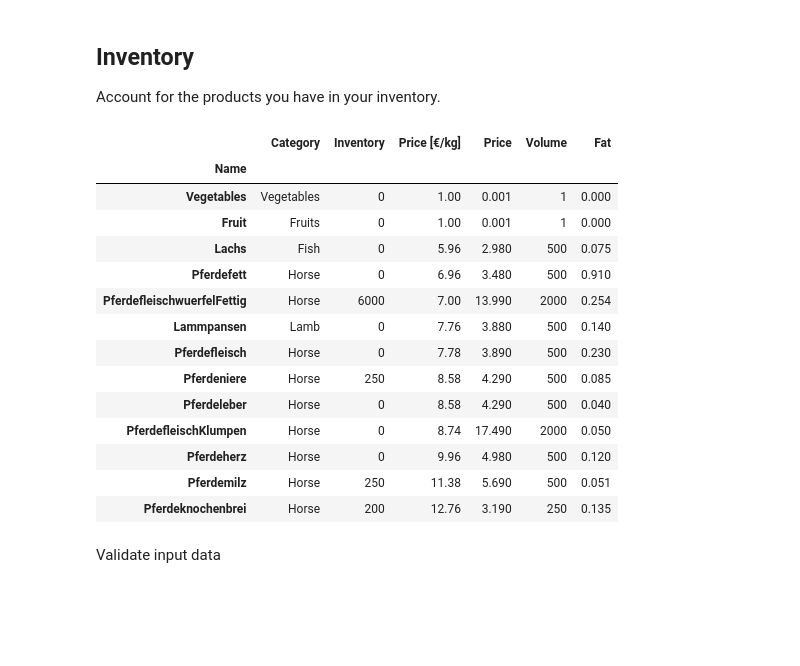
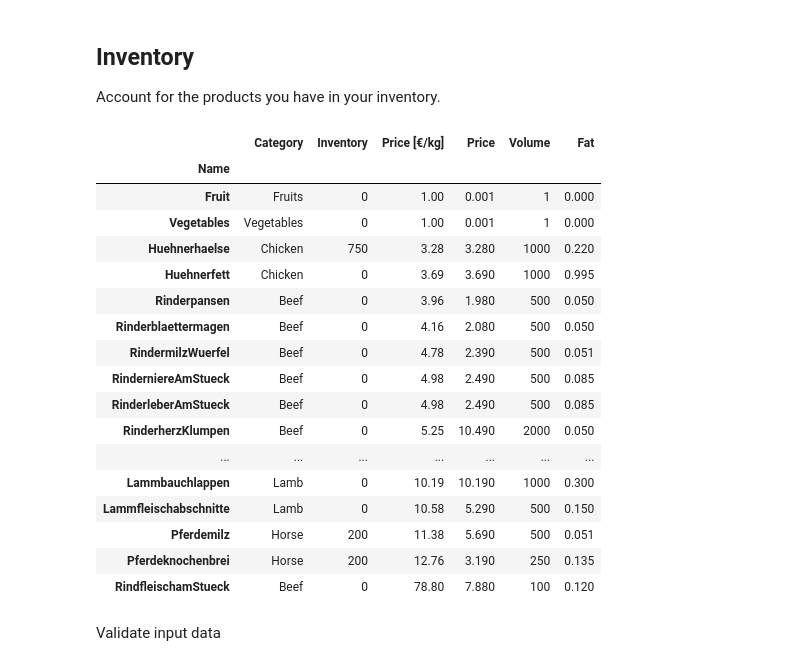
Before and after one commit to justine18/BARF, a Jupyter notebook: BARF.ipynb, the cells around one changed output. Saved outputs shown, nothing was run; the diff lists cells and outputs as text; code cells hidden in the pictures; blank space fills up the shorter version.

```diff
--- a/BARF.ipynb
+++ b/BARF.ipynb
@@ -76,10 +76,11 @@ The vegtable share is ideally composed as:
 - 25% fruits
 # %%
 component_share = pd.DataFrame([
-    ['Muscle', 0.5],
+    ['Muscle', 0.45],
     ['Intestinals', 0.15],
-    ['Pansen', 0.2],
-    ['RFK', 0.15],
+    ['Pansen', 0.2 / 2],
+    ['Blättermagen', 0.2 / 2],
+    ['RFK', 0.2],
     ['Vegetable', 0.75],
     ['Fruit', 0.25]
 ], columns=['Component', 'Share']).set_index('Component')
@@ -206,28 +208,41 @@ df, content_components_df, intest_components_df = bc.process_products(products,
 ## Inventory
 Account for the products you have in your inventory.
 # %%
-bc.add_inventory(df, 'PferdefleischwuerfelFettig', 3*2000)
+# bc.add_inventory(df, 'PferdefleischwuerfelFettig', 3 * 2000)
+bc.add_inventory(df, 'Rinderfett', 300)
 bc.add_inventory(df, 'Pferdeknochenbrei', 200)
-bc.add_inventory(df, 'Pferdemilz', 250)
-bc.add_inventory(df, 'Pferdeniere', 250)
+bc.add_inventory(df, 'Pferdemilz', 200)
+bc.add_inventory(df, 'Pferdeniere', 50)
+# bc.add_inventory(df, 'Lachs', 4 * 500)
+bc.add_inventory(df, 'Huehnerhaelse', 500 + 250)
+# bc.add_inventory(df, 'Kaninchenkarkasse', 400)
+bc.add_inventory(df, 'LammleberStuecke', 400)
+# bc.add_inventory(df, 'Rinderblaettermagen', 400 + 500 + 600 + 500)
+# bc.add_inventory(df, 'Rinderpansen', 1000)
+# bc.add_inventory(df, 'RinderleberAmStueck', 100 + 150)
+# bc.add_inventory(df, 'RindermilzWuerfel', 50 + 150)
+# bc.add_inventory(df, 'RinderniereAmStueck', 50)
 
 df.sort_values(by='Price [€/kg]').set_index('Name')
 # %% [output]
 |  | Category | Inventory | Price [€/kg] | Price | Volume | Fat |
 | Name |  |  |  |  |  |  |
+| Fruit | Fruits | 0 | 1.00 | 0.001 | 1 | 0.000 |
 | Vegetables | Vegetables | 0 | 1.00 | 0.001 | 1 | 0.000 |
-| Fruit | Fruits | 0 | 1.00 | 0.001 | 1 | 0.000 |
-| Lachs | Fish | 0 | 5.96 | 2.980 | 500 | 0.075 |
-| Pferdefett | Horse | 0 | 6.96 | 3.480 | 500 | 0.910 |
-| PferdefleischwuerfelFettig | Horse | 6000 | 7.00 | 13.990 | 2000 | 0.254 |
-| Lammpansen | Lamb | 0 | 7.76 | 3.880 | 500 | 0.140 |
-| Pferdefleisch | Horse | 0 | 7.78 | 3.890 | 500 | 0.230 |
-| Pferdeniere | Horse | 250 | 8.58 | 4.290 | 500 | 0.085 |
-| Pferdeleber | Horse | 0 | 8.58 | 4.290 | 500 | 0.040 |
-| PferdefleischKlumpen | Horse | 0 | 8.74 | 17.490 | 2000 | 0.050 |
-| Pferdeherz | Horse | 0 | 9.96 | 4.980 | 500 | 0.120 |
-| Pferdemilz | Horse | 250 | 11.38 | 5.690 | 500 | 0.051 |
+| Huehnerhaelse | Chicken | 750 | 3.28 | 3.280 | 1000 | 0.220 |
+| Huehnerfett | Chicken | 0 | 3.69 | 3.690 | 1000 | 0.995 |
+| Rinderpansen | Beef | 0 | 3.96 | 1.980 | 500 | 0.050 |
+| Rinderblaettermagen | Beef | 0 | 4.16 | 2.080 | 500 | 0.050 |
+| RindermilzWuerfel | Beef | 0 | 4.78 | 2.390 | 500 | 0.051 |
+| RinderniereAmStueck | Beef | 0 | 4.98 | 2.490 | 500 | 0.085 |
+| RinderleberAmStueck | Beef | 0 | 4.98 | 2.490 | 500 | 0.085 |
+| RinderherzKlumpen | Beef | 0 | 5.25 | 10.490 | 2000 | 0.050 |
+| ... | ... | ... | ... | ... | ... | ... |
+| Lammbauchlappen | Lamb | 0 | 10.19 | 10.190 | 1000 | 0.300 |
+| Lammfleischabschnitte | Lamb | 0 | 10.58 | 5.290 | 500 | 0.150 |
+| Pferdemilz | Horse | 200 | 11.38 | 5.690 | 500 | 0.051 |
 | Pferdeknochenbrei | Horse | 200 | 12.76 | 3.190 | 250 | 0.135 |
+| RindfleischamStueck | Beef | 0 | 78.80 | 7.880 | 100 | 0.120 |
 # %% [markdown]
 Validate input data
 # %%
```
Also changed, not shown: parts of 9 cells of this notebook, 1 other file.
